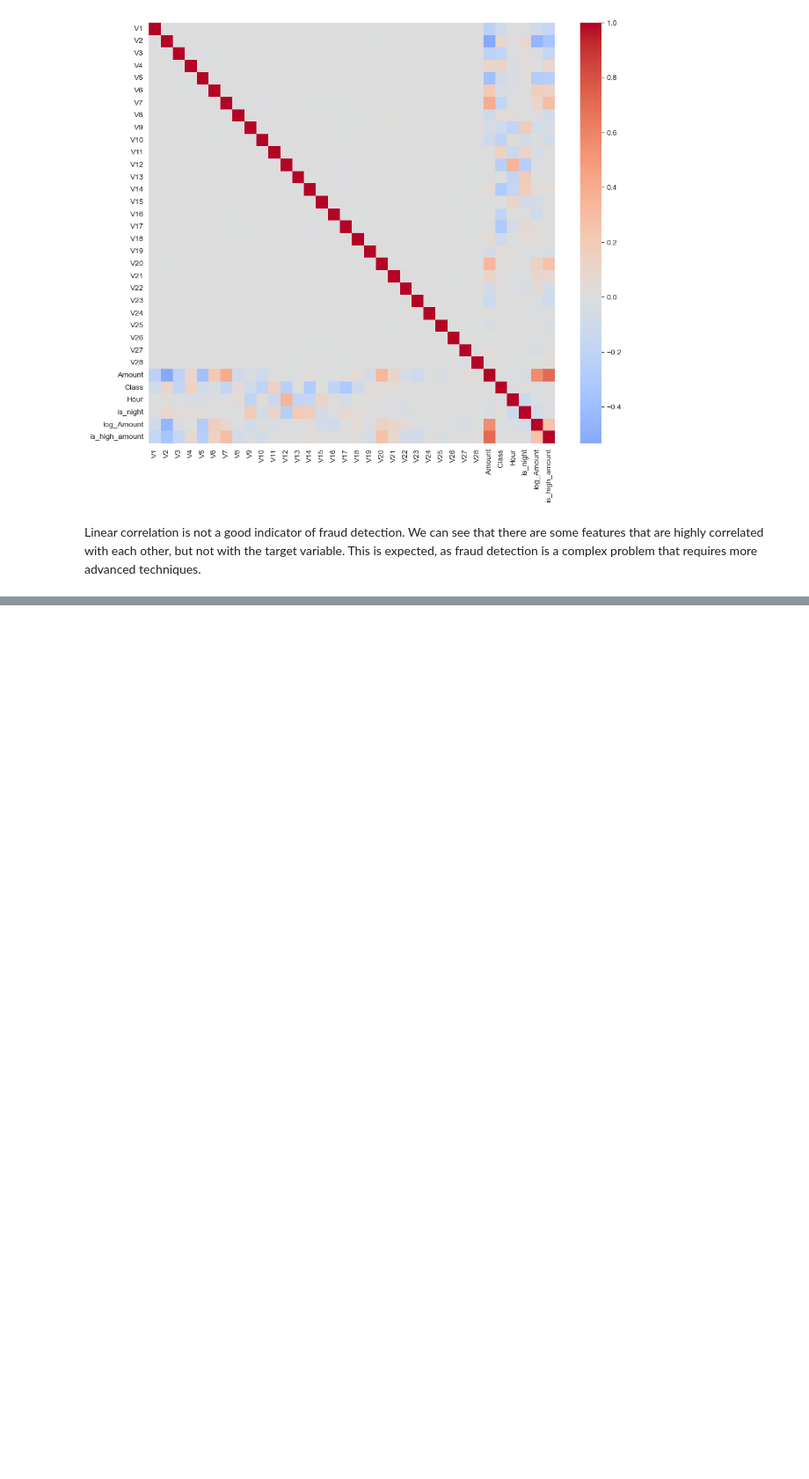
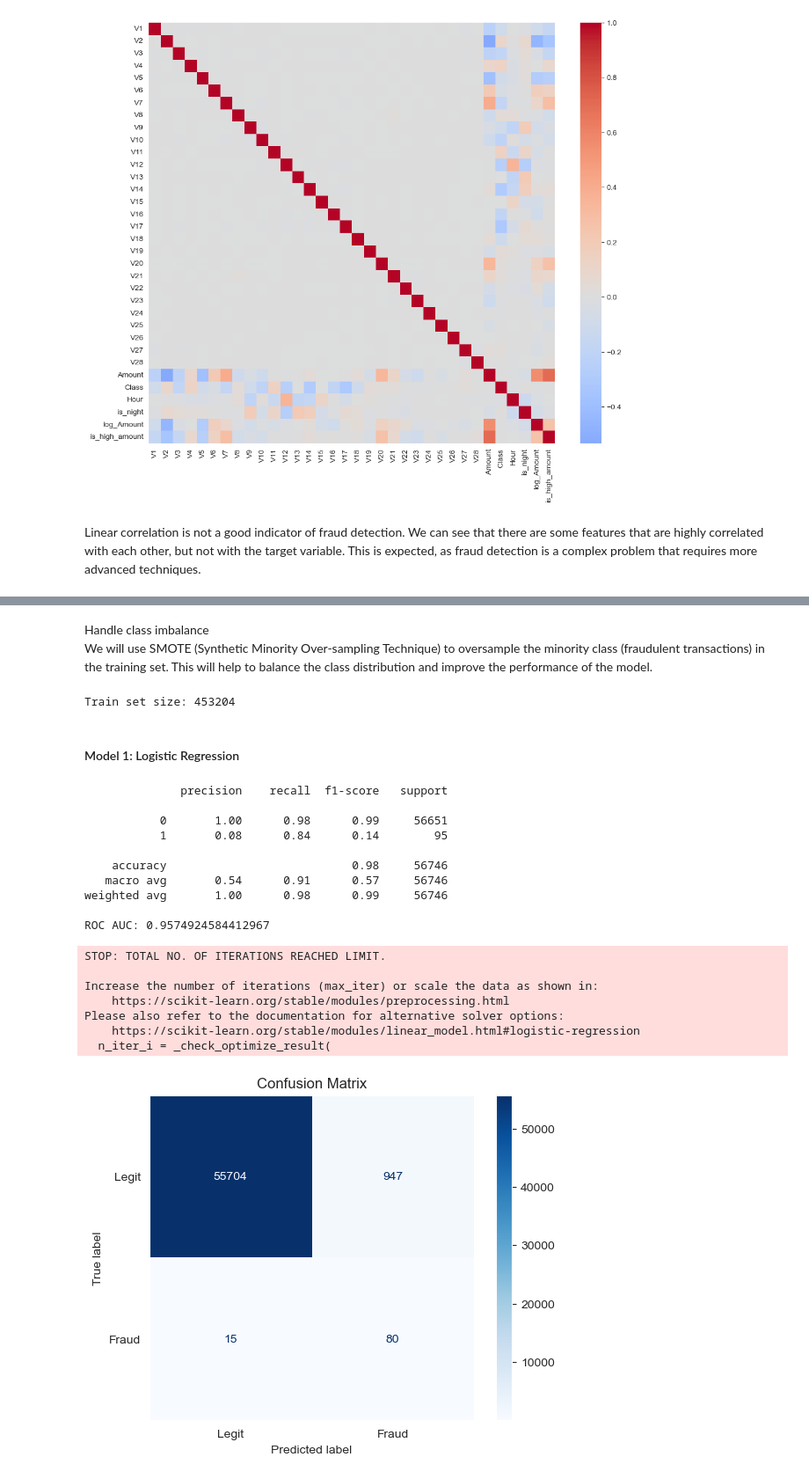
Before and after one commit to nikkhav/FinFraudGuard, a Jupyter notebook: notebooks/FinFraudGuard.ipynb, the cells around one changed output, grey strips where cells are left out. Shown at 88% size. Cells and saved outputs as stored; diff of their text form; code cells hidden in the pictures; blank space fills up the shorter version.

```diff
--- a/notebooks/FinFraudGuard.ipynb
+++ b/notebooks/FinFraudGuard.ipynb
@@ -185,0 +205,55 @@ Linear correlation is not a good indicator of fraud detection. We can see that t
+# %%
+X = data.drop(columns=["Class"])
+y = data["Class"]
+
+X_train, X_test, y_train, y_test = train_test_split(X, y, test_size=0.2, random_state=RANDOM_STATE, stratify=y)
+# %% [markdown]
+Handle class imbalance <br>
+We will use SMOTE (Synthetic Minority Over-sampling Technique) to oversample the minority class (fraudulent transactions) in the training set. This will help to balance the class distribution and improve the performance of the model.
+# %%
+sm = SMOTE(random_state=RANDOM_STATE)
+
+X_train_bal, y_train_bal = sm.fit_resample(X_train, y_train)
+print(f"Train set size: {X_train_bal.shape[0]}")
+# %% [output]
+Train set size: 453204
+# %%
+def print_report(test, pred, pred_proba):
+    print(classification_report(test, pred))
+    print("ROC AUC:", roc_auc_score(test, pred_proba))
+
+    cm = confusion_matrix(test, pred)
+    disp = ConfusionMatrixDisplay(confusion_matrix=cm, display_labels=["Legit", "Fraud"])
+    disp.plot(cmap="Blues")
+    plt.title("Confusion Matrix")
+    plt.grid(False)
+    plt.show()
+# %% [markdown]
+#### Model 1: Logistic Regression
+# %%
+model = LogisticRegression(random_state=RANDOM_STATE, max_iter=1000)
+model.fit(X_train_bal, y_train_bal)
+
+y_pred = model.predict(X_test)
+y_pred_proba = model.predict_proba(X_test)[:, 1]
+
+print_report(y_test, y_pred, y_pred_proba)
+# %% [output]
+              precision    recall  f1-score   support
+
+           0       1.00      0.98      0.99     56651
+           1       0.08      0.84      0.14        95
+
+    accuracy                           0.98     56746
+   macro avg       0.54      0.91      0.57     56746
+weighted avg       1.00      0.98      0.99     56746
+
+ROC AUC: 0.9574924584412967
+STOP: TOTAL NO. OF ITERATIONS REACHED LIMIT.
+
+Increase the number of iterations (max_iter) or scale the data as shown in:
+    https://scikit-learn.org/stable/modules/preprocessing.html
+Please also refer to the documentation for alternative solver options:
+    https://scikit-learn.org/stable/modules/linear_model.html#logistic-regression
+  n_iter_i = _check_optimize_result(
+[figure, added]
```
Also changed, not shown: parts of 24 cells of this notebook.
